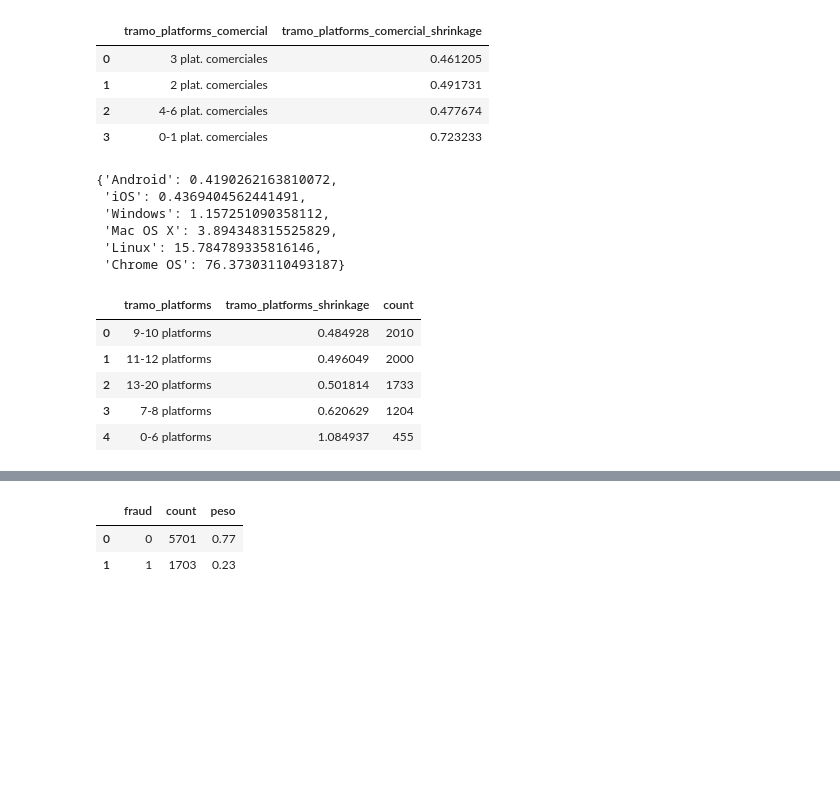
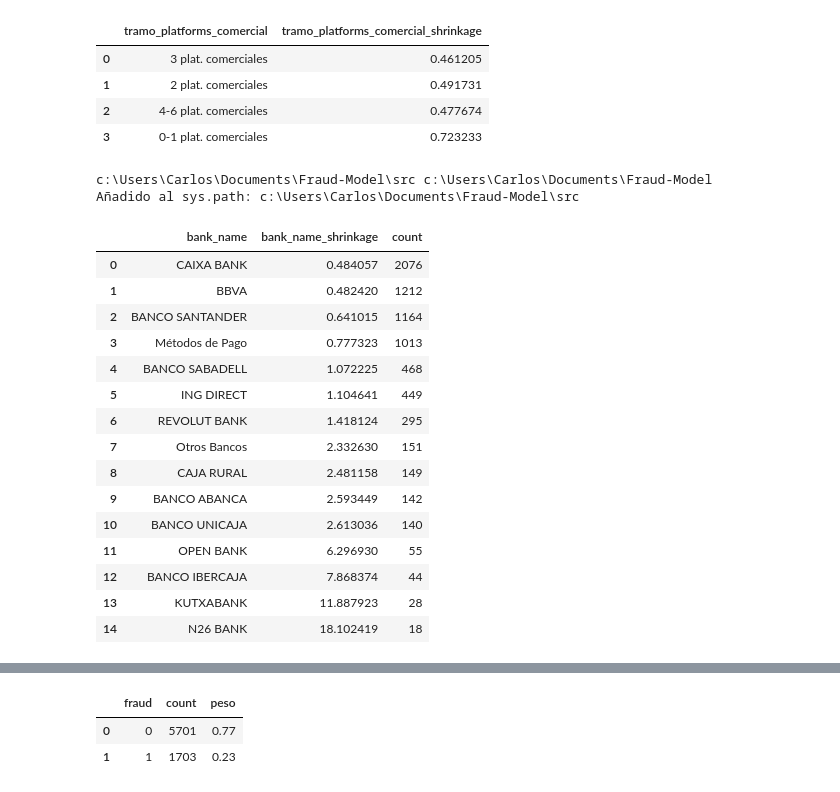
Before and after one commit to cgomez-QB/Fraud-Model, a Jupyter notebook: src/first_exploration/exploratory_data_analysis.ipynb, the cells around one changed output, grey strips where cells are left out. Saved outputs shown, nothing was run; the diff lists cells and outputs as text; code cells hidden in the pictures; blank space fills up the shorter version.

```diff
--- a/src/first_exploration/exploratory_data_analysis.ipynb
+++ b/src/first_exploration/exploratory_data_analysis.ipynb
@@ -1225,28 +1225,41 @@ df_count
 | 1 | 2 plat. comerciales | 0.491731 |
 | 2 | 4-6 plat. comerciales | 0.477674 |
 | 3 | 0-1 plat. comerciales | 0.723233 |
-# %%
-df_testeo = pd.read_csv("../data/datos/os_family_shrinkage.csv")
-
-dct = dict(
-    zip(df_testeo["os_family"], df_testeo["os_family_shrinkage"])
-)
-
-dct
-# %% [output]
-{'Android': 0.4190262163810072,
- 'iOS': 0.4369404562441491,
- 'Windows': 1.157251090358112,
- 'Mac OS X': 3.894348315525829,
- 'Linux': 15.784789335816146,
- 'Chrome OS': 76.37303110493187}
-# %%
-df_data[["tramo_platforms", "tramo_platforms_shrinkage"]].value_counts().reset_index()
-# %% [output]
-|  | tramo_platforms | tramo_platforms_shrinkage | count |
-| 0 | 9-10 platforms | 0.484928 | 2010 |
-| 1 | 11-12 platforms | 0.496049 | 2000 |
-| 2 | 13-20 platforms | 0.501814 | 1733 |
-| 3 | 7-8 platforms | 0.620629 | 1204 |
-| 4 | 0-6 platforms | 1.084937 | 455 |
+# %%
+import sys
+from pathlib import Path
+
+# sube hasta encontrar la carpeta 'src'
+p = Path.cwd()
+while p.name != "src" and p != p.parent:
+    p = p.parent
+    print(p, p.parent)
+
+if p.name != "src":
+    raise RuntimeError("No se encontró la carpeta 'src'")
+
+sys.path.insert(0, str(p))
+print("Añadido al sys.path:", p)
+# %% [output]
+c:\Users\Carlos\Documents\Fraud-Model\src c:\Users\Carlos\Documents\Fraud-Model
+Añadido al sys.path: c:\Users\Carlos\Documents\Fraud-Model\src
+# %%
+df_data[["bank_name", "bank_name_shrinkage"]].value_counts().reset_index()
+# %% [output]
+|  | bank_name | bank_name_shrinkage | count |
+| 0 | CAIXA BANK | 0.484057 | 2076 |
+| 1 | BBVA | 0.482420 | 1212 |
+| 2 | BANCO SANTANDER | 0.641015 | 1164 |
+| 3 | Métodos de Pago | 0.777323 | 1013 |
+| 4 | BANCO SABADELL | 1.072225 | 468 |
+| 5 | ING DIRECT | 1.104641 | 449 |
+| 6 | REVOLUT BANK | 1.418124 | 295 |
+| 7 | Otros Bancos | 2.332630 | 151 |
+| 8 | CAJA RURAL | 2.481158 | 149 |
+| 9 | BANCO ABANCA | 2.593449 | 142 |
+| 10 | BANCO UNICAJA | 2.613036 | 140 |
+| 11 | OPEN BANK | 6.296930 | 55 |
+| 12 | BANCO IBERCAJA | 7.868374 | 44 |
+| 13 | KUTXABANK | 11.887923 | 28 |
+| 14 | N26 BANK | 18.102419 | 18 |
 # %%
```
Also changed, not shown: parts of 3 cells of this notebook, 4 other files.
